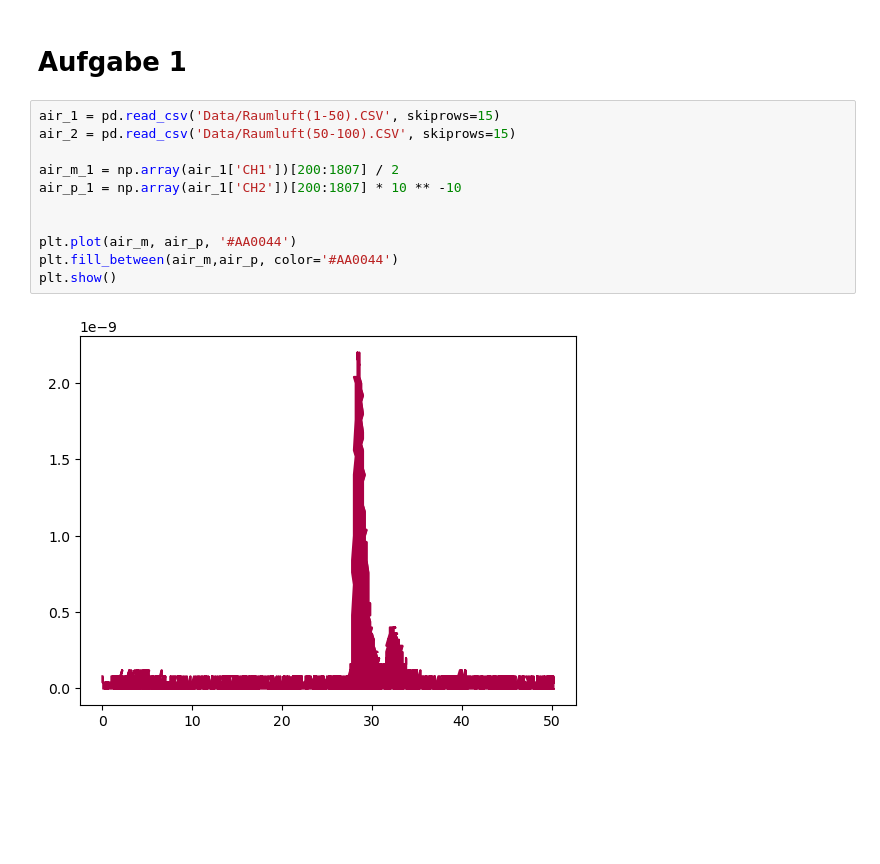
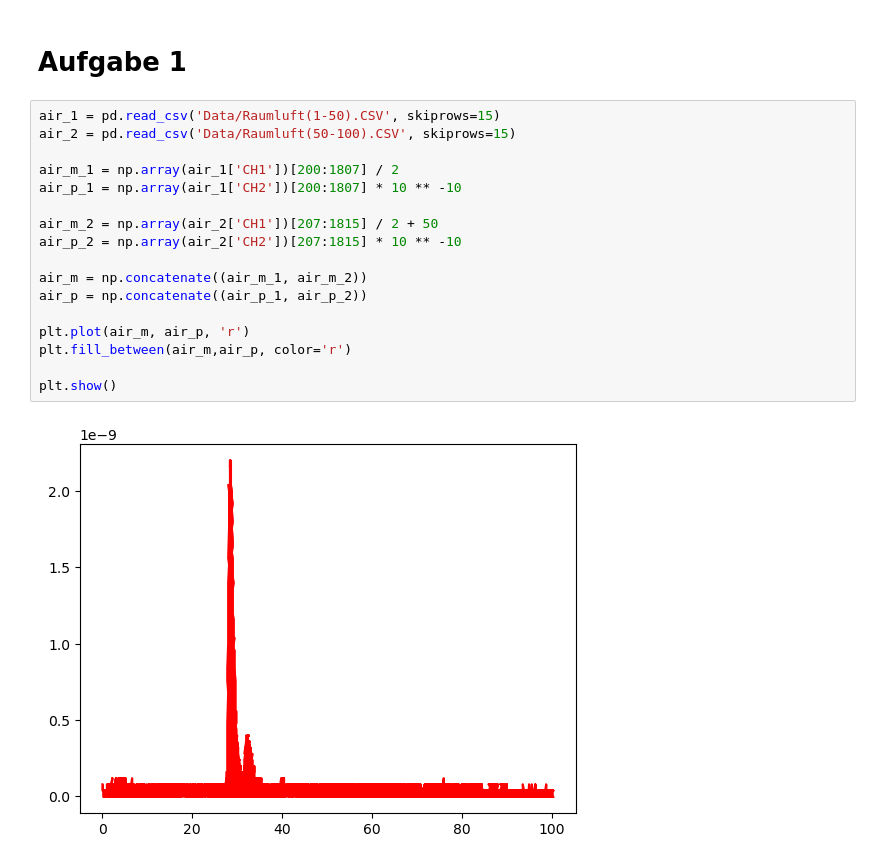
Before and after one commit to MRNock04/P3, a Jupyter notebook: Massenspektrometer/Auswertung.ipynb, the cells around one changed output. Cells and saved outputs as stored; diff of their text form; blank space fills up the shorter version.

```diff
--- a/Massenspektrometer/Auswertung.ipynb
+++ b/Massenspektrometer/Auswertung.ipynb
@@ -8,13 +8,19 @@ import pandas as pd
 # %%
 air_1 = pd.read_csv('Data/Raumluft(1-50).CSV', skiprows=15)
 air_2 = pd.read_csv('Data/Raumluft(50-100).CSV', skiprows=15)
 
 air_m_1 = np.array(air_1['CH1'])[200:1807] / 2
 air_p_1 = np.array(air_1['CH2'])[200:1807] * 10 ** -10
 
+air_m_2 = np.array(air_2['CH1'])[207:1815] / 2 + 50
+air_p_2 = np.array(air_2['CH2'])[207:1815] * 10 ** -10
 
-plt.plot(air_m, air_p, '#AA0044')
-plt.fill_between(air_m,air_p, color='#AA0044')
+air_m = np.concatenate((air_m_1, air_m_2))
+air_p = np.concatenate((air_p_1, air_p_2))
+
+plt.plot(air_m, air_p, 'r')
+plt.fill_between(air_m,air_p, color='r')
+
 plt.show()
 # %% [output]
-[figure, old version]
+[figure, new version]
```
Also changed, not shown: parts of 5 cells of this notebook.
